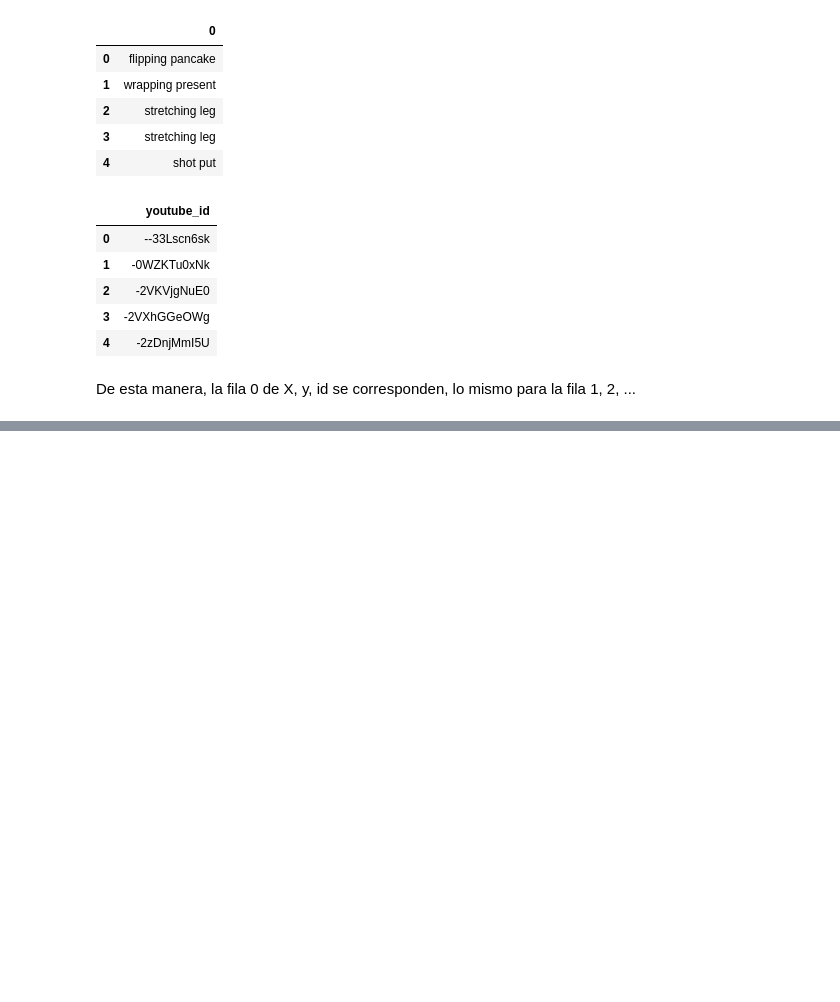
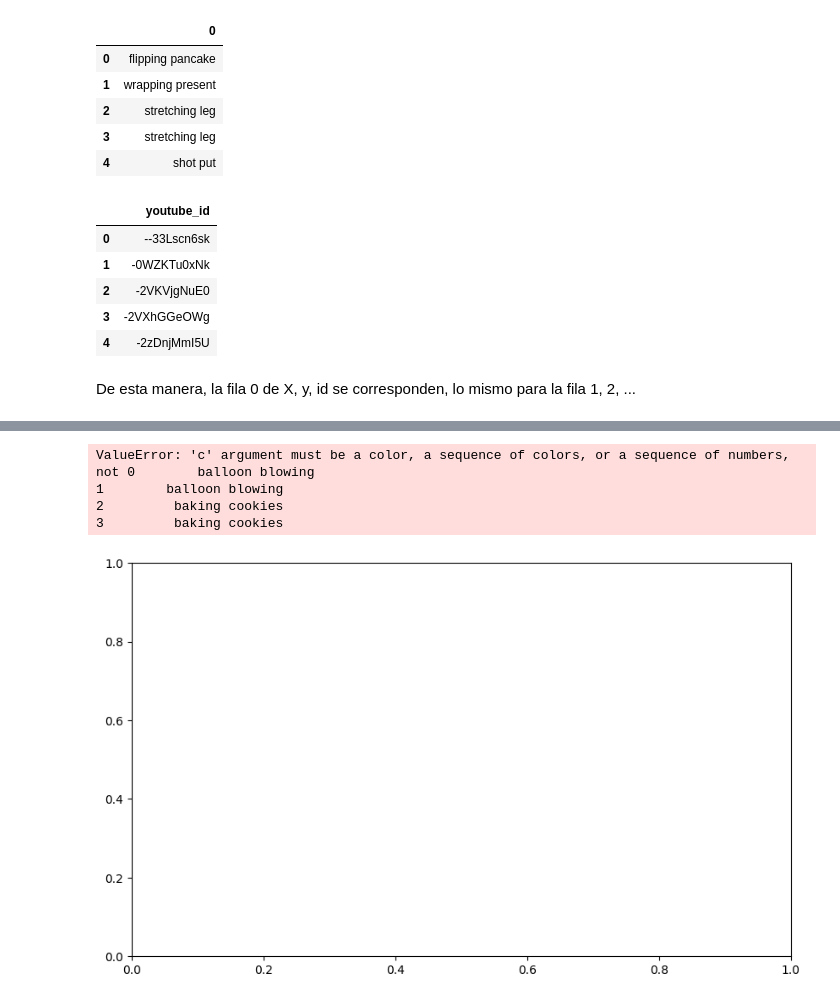
Before and after one commit to nayeli-guzman/clustering-human-activity, a Jupyter notebook: dimensionality-reduction.ipynb, the cells around one changed output, grey strips where cells are left out. Saved outputs shown, nothing was run; the diff lists cells and outputs as text; code cells hidden in the pictures; blank space fills up the shorter version.

```diff
--- a/dimensionality-reduction.ipynb
+++ b/dimensionality-reduction.ipynb
@@ -113,0 +152,21 @@ print(ids_val.shape)
+# %%
+from sklearn.manifold import TSNE
+
+# Apply t-SNE
+tsne = TSNE(n_components=2, random_state=42)
+X_train_tsne = tsne.fit_transform(X_train)
+
+# Plot the t-SNE result
+plt.figure(figsize=(10, 6))
+plt.scatter(X_train_tsne[:, 0], X_train_tsne[:, 1], c=y_train[0], cmap='viridis', s=5)
+plt.colorbar()
+plt.title('t-SNE visualization of training data')
+plt.xlabel('t-SNE component 1')
+plt.ylabel('t-SNE component 2')
+plt.show()
+# %% [output]
+ValueError: 'c' argument must be a color, a sequence of colors, or a sequence of numbers, not 0        balloon blowing
+1        balloon blowing
+2         baking cookies
+3         baking cookies
+[figure, added]
```
Also changed, not shown: parts of 6 cells of this notebook.
